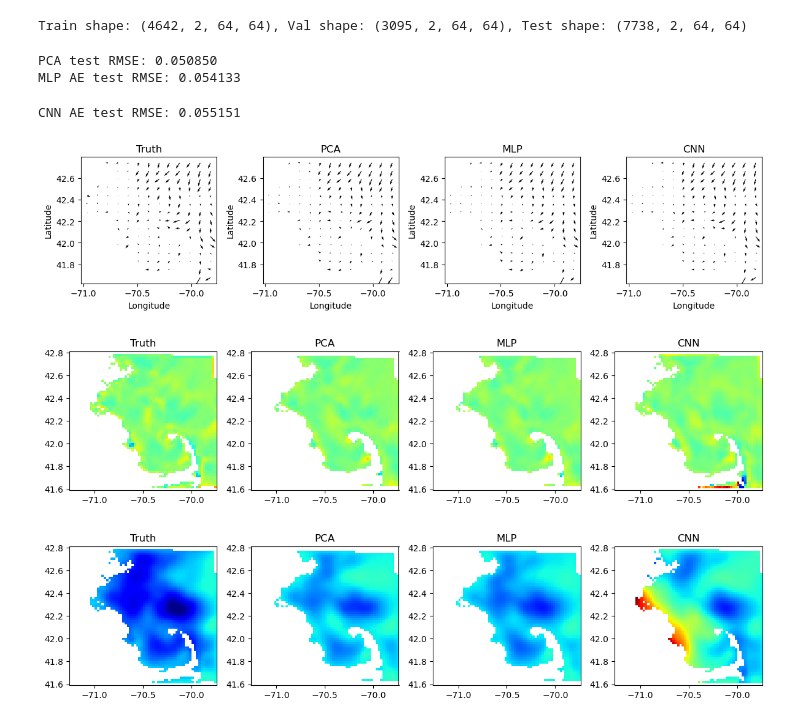
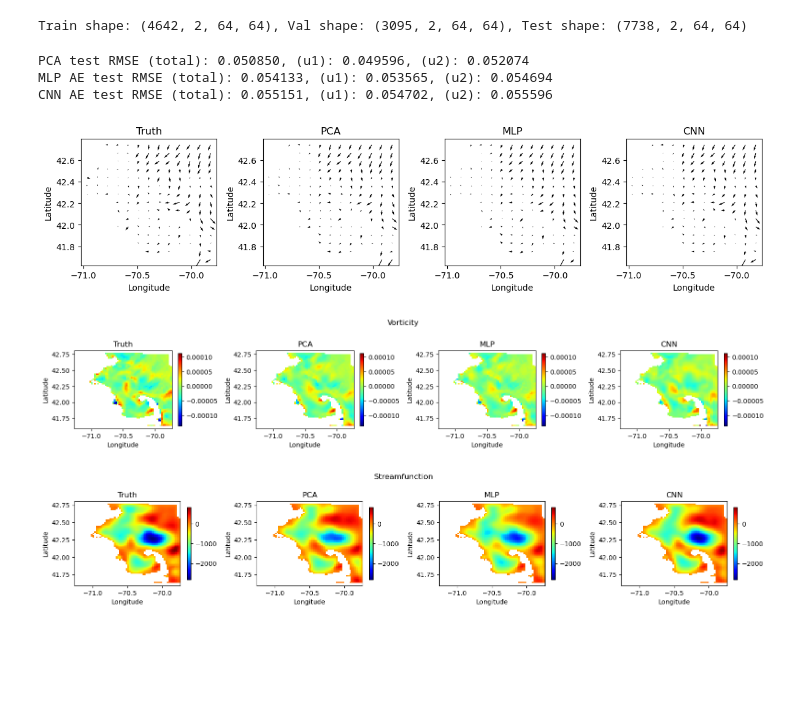
Before and after one commit to biancach/LDA_BO, a Jupyter notebook: examples/fvcom/rom/evaluate_models.ipynb, the cells around one changed output. Cells and saved outputs as stored; diff of their text form; code cells hidden in the pictures; blank space fills up the shorter version.

```diff
--- a/examples/fvcom/rom/evaluate_models.ipynb
+++ b/examples/fvcom/rom/evaluate_models.ipynb
@@ -40,6 +40,7 @@ mask = ~np.isnan(u1[0,:,:])
 
 X, scaler = transform_data_for_AE(u1,u2)
 data = transform_data_for_AE_inverse(X, scaler)
+data[:, :, ~mask] = np.nan
 # %%
 # === Consistent train/val/test split ===
 n_train = int(0.3 * nt)
@@ -74,18 +75,13 @@ mask_broadcast = mask[None, :, :]  # shape (1, n1, n2)
 # 1. PCA only (reconstruction from PCA)
 X_pca_recon, Z_pca = pca.forward(X)
 X_pca_recon = transform_data_for_AE_inverse(X_pca_recon, scaler)
-pca_test_mse = np.mean((data[test_idx][:, :, mask] - X_pca_recon[test_idx][:, :, mask]) ** 2)
-print(f"PCA test RMSE: {np.sqrt(pca_test_mse):.6f}")
 
-# 2. PCA + MLP Autoencoder
+# 2. MLP Autoencoder
 mlp.eval()
 with torch.no_grad():
     X_mlp_recon, Z_mlp = mlp(torch.tensor(X, dtype=torch.float32, device=device))
     X_mlp_recon = X_mlp_recon.cpu().numpy()
     X_mlp_recon = transform_data_for_AE_inverse(X_mlp_recon, scaler)
-
-    mlp_test_mse = np.mean((data[test_idx][:, :, mask] - X_mlp_recon[test_idx][:, :, mask]) ** 2)
-print(f"MLP AE test RMSE: {np.sqrt(mlp_test_mse):.6f}")
 
 # 3. CNN Autoencoder (batched to avoid CUDA OOM)
 cnn.eval()
@@ -100,12 +96,38 @@ with torch.no_grad():
         X_cnn_recon.append(recon_batch.cpu().numpy())
 X_cnn_recon = np.concatenate(X_cnn_recon, axis=0)
 X_cnn_recon = transform_data_for_AE_inverse(X_cnn_recon, scaler)
-cnn_test_mse = np.mean((data[test_idx][:, :, mask] - X_cnn_recon[test_idx][:, :, mask]) ** 2)
-print(f"CNN AE test RMSE: {np.sqrt(cnn_test_mse):.6f}")
+X_cnn_recon[:,:, ~mask] = np.nan
-# %% [output]
-PCA test RMSE: 0.050850
-MLP AE test RMSE: 0.054133
-CNN AE test RMSE: 0.055151
+# %%
+def compute_rmse(true, pred, mask, idx):
+    # true, pred: shape (nt, 2, n1, n2)
+    # mask: shape (n1, n2)
+    # idx: indices for test set
+    true_test = true[idx]      # shape (n_test, 2, n1, n2)
+    pred_test = pred[idx]      # shape (n_test, 2, n1, n2)
+
+    # Only consider valid mask points
+    u_true = true_test[:, 0][:, mask]
+    v_true = true_test[:, 1][:, mask]
+    u_pred = pred_test[:, 0][:, mask]
+    v_pred = pred_test[:, 1][:, mask]
+
+    # Compute RMSE over all test samples and valid points
+    rmse_total = np.sqrt(np.nanmean((true_test[:, :, mask] - pred_test[:, :, mask]) ** 2))
+    rmse_u = np.sqrt(np.nanmean((u_true - u_pred) ** 2))
+    rmse_v = np.sqrt(np.nanmean((v_true - v_pred) ** 2))
+    return rmse_total, rmse_u, rmse_v
+
+rmse_pca_total, rmse_pca_u, rmse_pca_v = compute_rmse(data, X_pca_recon, mask, test_idx)
+rmse_mlp_total, rmse_mlp_u, rmse_mlp_v = compute_rmse(data, X_mlp_recon, mask, test_idx)
+rmse_cnn_total, rmse_cnn_u, rmse_cnn_v = compute_rmse(data, X_cnn_recon, mask, test_idx)
+
+print(f"PCA test RMSE (total): {rmse_pca_total:.6f}, (u1): {rmse_pca_u:.6f}, (u2): {rmse_pca_v:.6f}")
+print(f"MLP AE test RMSE (total): {rmse_mlp_total:.6f}, (u1): {rmse_mlp_u:.6f}, (u2): {rmse_mlp_v:.6f}")
+print(f"CNN AE test RMSE (total): {rmse_cnn_total:.6f}, (u1): {rmse_cnn_u:.6f}, (u2): {rmse_cnn_v:.6f}")
+# %% [output]
+PCA test RMSE (total): 0.050850, (u1): 0.049596, (u2): 0.052074
+MLP AE test RMSE (total): 0.054133, (u1): 0.053565, (u2): 0.054694
+CNN AE test RMSE (total): 0.055151, (u1): 0.054702, (u2): 0.055596
 # %%
 # Choose a timestep to visualize
 timestep = 1000
@@ -123,37 +145,45 @@ psi = {}
 for key, (u, v) in fields.items():
     o = vort_FVCOM(u, v, grid_x_m, grid_y_m)
     p = streamfunction_FVCOM(o, grid_x_m, grid_y_m)
     o[~mask], p[~mask] = np.nan, np.nan
     omega[key] = o
     psi[key] = p
 
 # Plot velocity fields (quiver)
 fig, axs = plt.subplots(1, 4, figsize=(12, 3))
 step = 4
 xq, yq, mask_q = grid_x[::step, ::step], grid_y[::step, ::step], mask[::step, ::step]
 for i, (key, (u, v)) in enumerate(fields.items()):
     axs[i].quiver(xq[mask_q], yq[mask_q], u[::step, ::step][mask_q], v[::step, ::step][mask_q], scale=7, scale_units='xy')
     axs[i].set_title(key)
     axs[i].set_aspect('equal')
     axs[i].set_xlabel('Longitude')
     axs[i].set_ylabel('Latitude')
 plt.tight_layout()
 plt.show()
 
-# Helper for contour plots
+# Helper for contour plots with shared vmin/vmax for all subplots
 def plot_contours(data_dict, title, grid_x, grid_y):
-    fig, axs = plt.subplots(1, 4, figsize=(12, 3))
-    vmin = min(np.nanmin(arr) for arr in data_dict.values())
-    vmax = max(np.nanmax(arr) for arr in data_dict.values())
+    fig, axs = plt.subplots(1, 4, figsize=(16, 3))
+    # Compute global vmin/vmax across all arrays in data_dict
+    arrs = [np.array(arr) for arr in data_dict.values()]
+    vmin = min(np.nanmin(arr) for arr in arrs)
+    vmax = max(np.nanmax(arr) for arr in arrs)
     for i, (key, arr) in enumerate(data_dict.items()):
-        axs[i].contourf(grid_x, grid_y, arr, levels=20, vmin=vmin, vmax=vmax, cmap='jet')
+        # cf = axs[i].contourf(grid_x, grid_y, arr, levels=20, vmin=vmin, vmax=vmax, cmap='jet')
+        cf = axs[i].pcolormesh(grid_x, grid_y, arr, vmin=vmin, vmax=vmax, cmap='jet')
         axs[i].set_title(key)
+        axs[i].set_aspect('equal')
+        axs[i].set_xlabel('Longitude')
+        axs[i].set_ylabel('Latitude')
+        plt.colorbar(cf, ax=axs[i], orientation='vertical', shrink=0.7)
+    plt.suptitle(title)
     plt.tight_layout()
     plt.show()
 
 plot_contours(omega, 'Vorticity', grid_x, grid_y)
 plot_contours(psi, 'Streamfunction', grid_x, grid_y)
 # %% [output]
 [figure]
-[figure, old version]
+[figure, new version]
-[figure, old version]
+[figure, new version]
```
